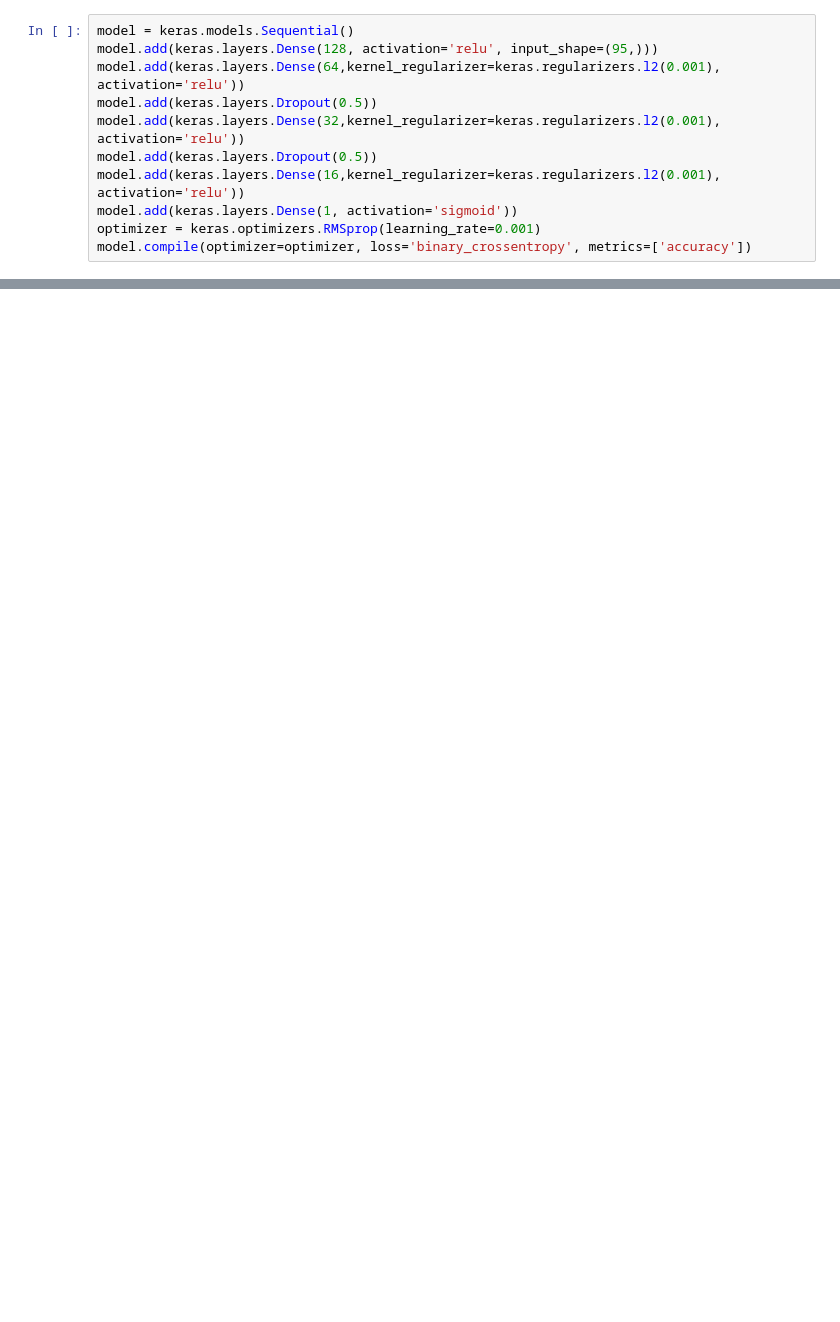
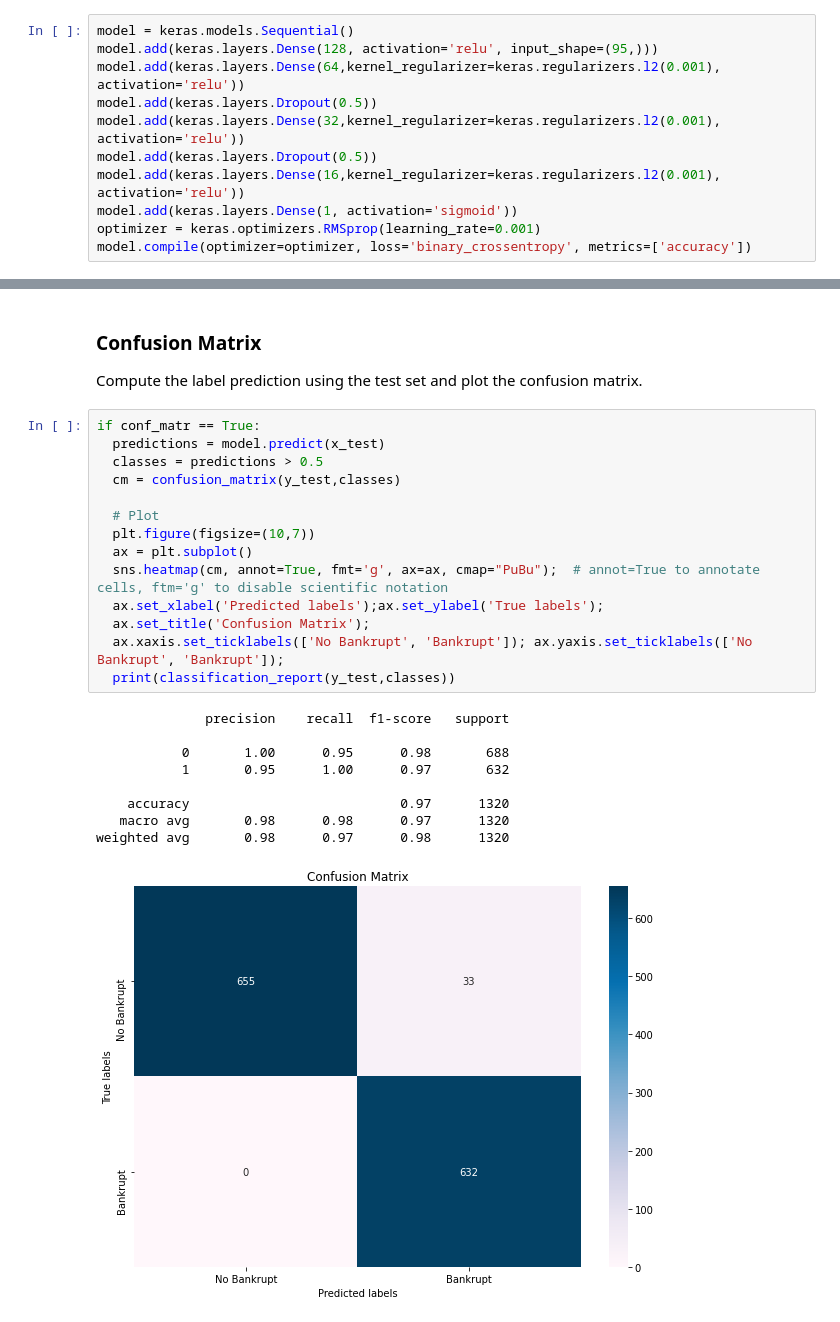
Before and after one commit to thisispivi/Deep-Learning-Company-Bankruptcy-Prediction, a Jupyter notebook: Company_Bankruptcy_Prediction.ipynb, the cells around one changed output, grey strips where cells are left out. Cells and saved outputs as stored; diff of their text form; blank space fills up the shorter version.

Commit message:
Report

```diff
--- a/Company_Bankruptcy_Prediction.ipynb
+++ b/Company_Bankruptcy_Prediction.ipynb
@@ -340,0 +386,28 @@ plt.show()
+# %% [markdown]
+### Confusion Matrix
+
+Compute the label prediction using the test set and plot the confusion matrix.
+# %%
+if conf_matr == True:
+  predictions = model.predict(x_test)
+  classes = predictions > 0.5
+  cm = confusion_matrix(y_test,classes)
+
+  # Plot
+  plt.figure(figsize=(10,7))
+  ax = plt.subplot()
+  sns.heatmap(cm, annot=True, fmt='g', ax=ax, cmap="PuBu");  # annot=True to annotate cells, ftm='g' to disable scientific notation
+  ax.set_xlabel('Predicted labels');ax.set_ylabel('True labels');
+  ax.set_title('Confusion Matrix');
+  ax.xaxis.set_ticklabels(['No Bankrupt', 'Bankrupt']); ax.yaxis.set_ticklabels(['No Bankrupt', 'Bankrupt']);
+  print(classification_report(y_test,classes))
+# %% [output]
+              precision    recall  f1-score   support
+
+           0       1.00      0.95      0.98       688
+           1       0.95      1.00      0.97       632
+
+    accuracy                           0.97      1320
+   macro avg       0.98      0.98      0.97      1320
+weighted avg       0.98      0.97      0.98      1320
+[figure, added]
```
Also changed, not shown: parts of 28 cells of this notebook, 5 other files.
